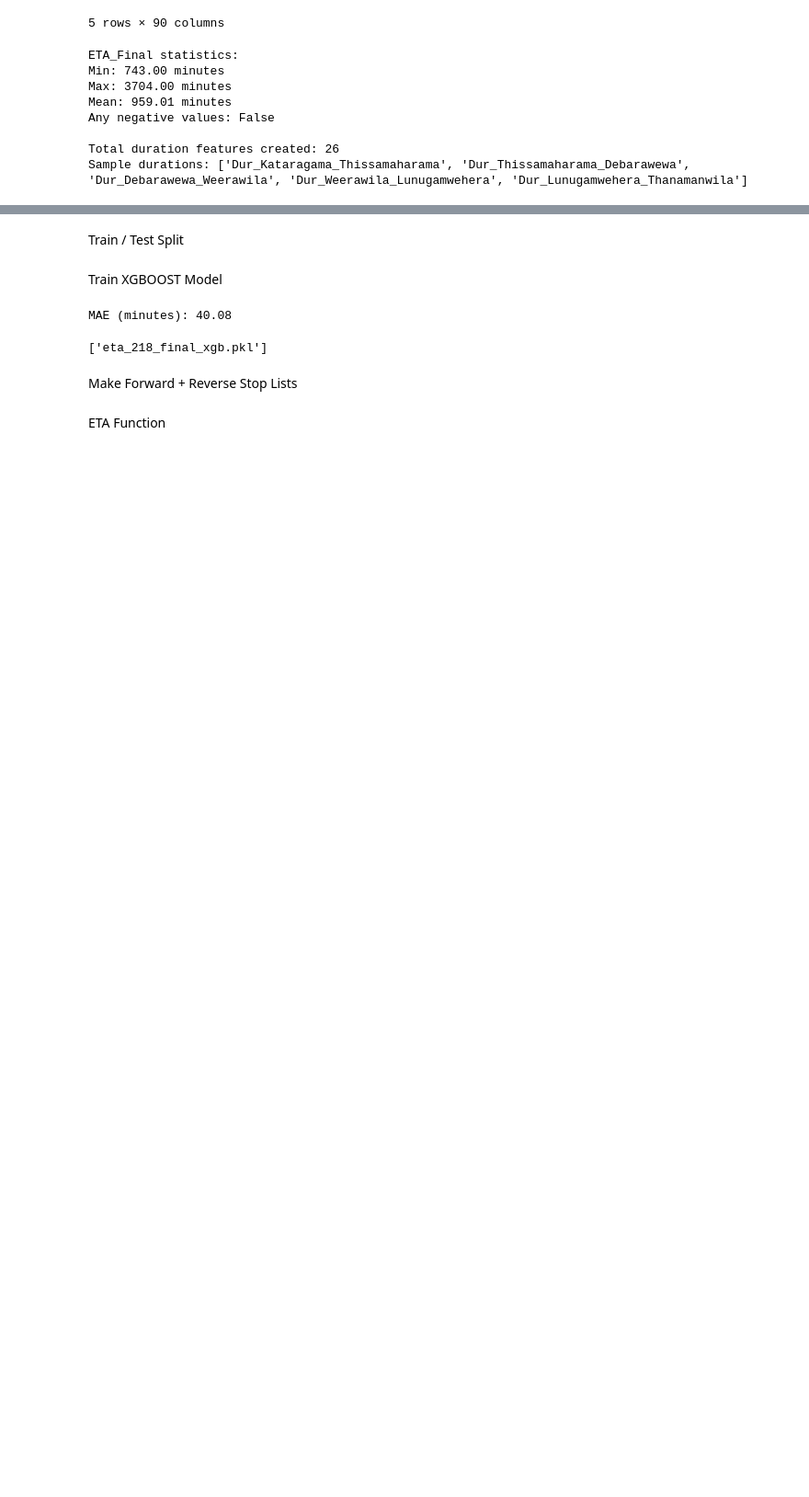
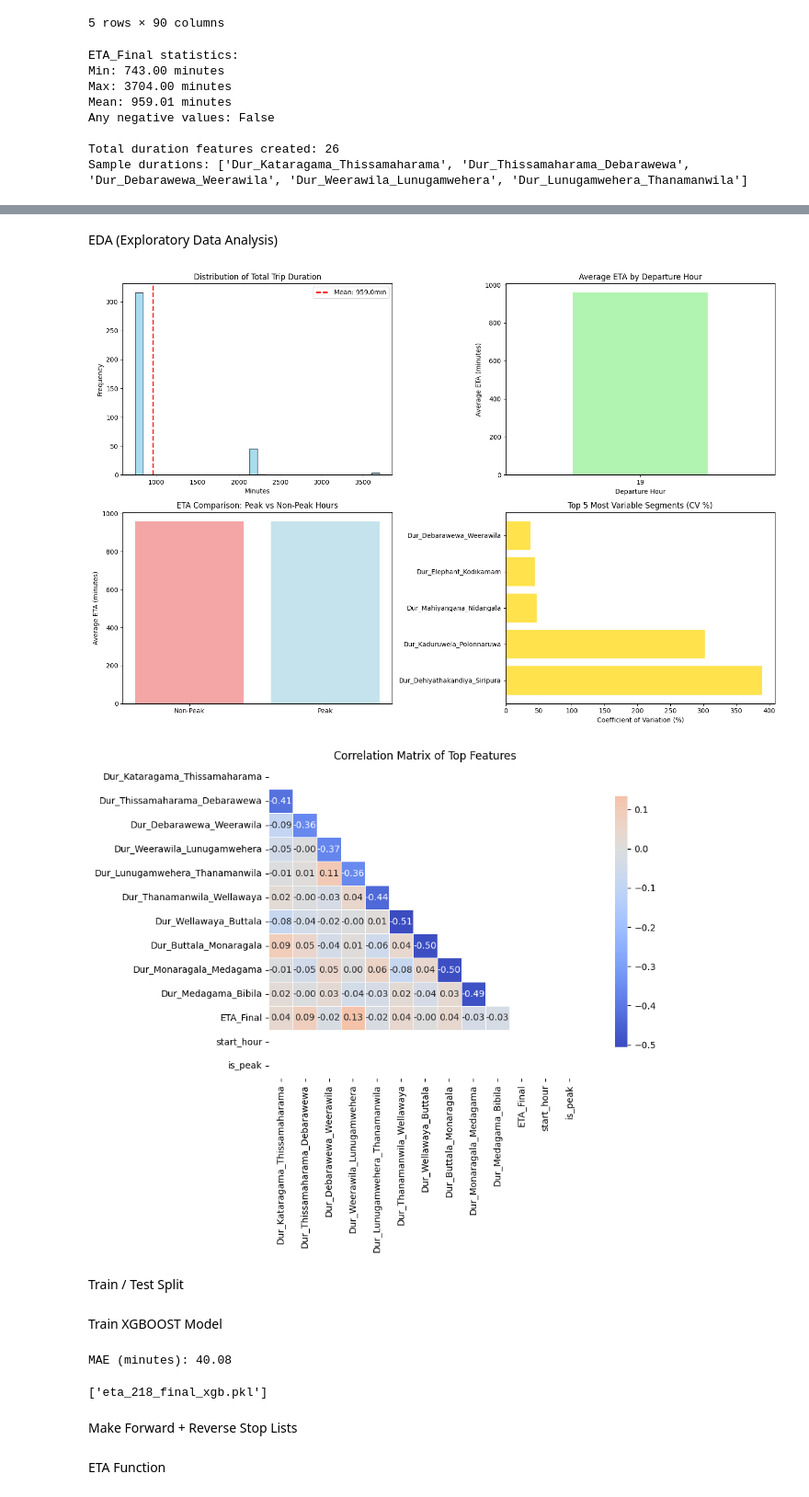
Before and after one commit to gowrisankar393/vaylen-transitlk, a Jupyter notebook: ETA_Prediction_Model.ipynb, the cells around one changed output, grey strips where cells are left out. Shown at 92% size. Drawn from its saved outputs; the diff is of its cells as text; code cells hidden in the pictures; blank space fills up the shorter version.

Commit message:
I have enhanced my EDA part with more clear comparisons.

```diff
--- a/ETA_Prediction_Model.ipynb
+++ b/ETA_Prediction_Model.ipynb
@@ -182,3 +152,70 @@ plt.show()
+# %% [markdown]
+EDA  (Exploratory Data Analysis)
+# %%
+import seaborn as sns
+
+plt.figure(figsize=(15, 10))
+
+# 1. Distribution of Total Trip Duration
+plt.subplot(2, 2, 1)
+plt.hist(df["ETA_Final"], bins=30, color="skyblue", edgecolor="black", alpha=0.7)
+plt.title("Distribution of Total Trip Duration")
+plt.xlabel("Minutes")
+plt.ylabel("Frequency")
+plt.axvline(df["ETA_Final"].mean(), color='red', linestyle='dashed', linewidth=2, label=f'Mean: {df["ETA_Final"].mean():.1f}min')
+plt.legend()
+
+# 2. ETA by Start Hour
+plt.subplot(2, 2, 2)
+df.groupby('start_hour')['ETA_Final'].mean().plot(kind='bar', color='lightgreen', alpha=0.7)
+plt.title("Average ETA by Departure Hour")
+plt.xlabel("Departure Hour")
+plt.ylabel("Average ETA (minutes)")
+plt.xticks(rotation=0)
+
+# 3. Peak vs Non-Peak Comparison
+plt.subplot(2, 2, 3)
+peak_data = df.groupby('is_peak')['ETA_Final'].mean()
+colors = ['lightcoral', 'lightblue']
+plt.bar(['Non-Peak', 'Peak'], peak_data.values, color=colors, alpha=0.7)
+plt.title("ETA Comparison: Peak vs Non-Peak Hours")
+plt.ylabel("Average ETA (minutes)")
+
+# 4. Top 5 Most Variable Segments
+plt.subplot(2, 2, 4)
+# Calculate coefficient of variation for each segment
+cv_scores = {}
+for dur_col in duration_features:
+    cv = df[dur_col].std() / df[dur_col].mean() * 100
+    cv_scores[dur_col] = cv
+
+# Get top 5 most variable segments
+top5 = dict(sorted(cv_scores.items(), key=lambda x: x[1], reverse=True)[:5])
+plt.barh(list(top5.keys()), list(top5.values()), color='gold', alpha=0.7)
+plt.title("Top 5 Most Variable Segments (CV %)")
+plt.xlabel("Coefficient of Variation (%)")
+
+plt.tight_layout()
+plt.show()
+
+# Correlation matrix for top features
+plt.figure(figsize=(12, 8))
+# Select top duration features + target for correlation
+top_features = duration_features[:10] + ["ETA_Final", "start_hour", "is_peak"]
+corr_matrix = df[top_features].corr()
+
+# Create mask for upper triangle
+mask = np.triu(np.ones_like(corr_matrix, dtype=bool))
+
+# Plot heatmap
+sns.heatmap(corr_matrix, mask=mask, annot=True, fmt=".2f", cmap="coolwarm",
+            center=0, square=True, linewidths=.5, cbar_kws={"shrink": .8})
+plt.title("Correlation Matrix of Top Features")
+plt.tight_layout()
+plt.show()
+# %% [output]
+[figure, added]
+[figure, added]
 # %% [markdown]
 Train / Test Split
 # %%
```
Also changed, not shown: parts of 2 cells of this notebook.
